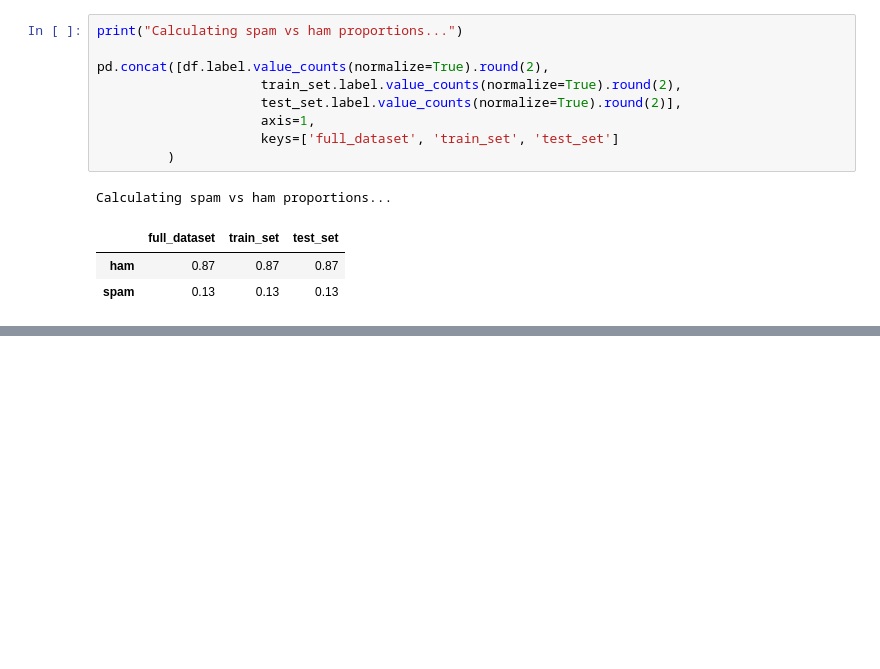
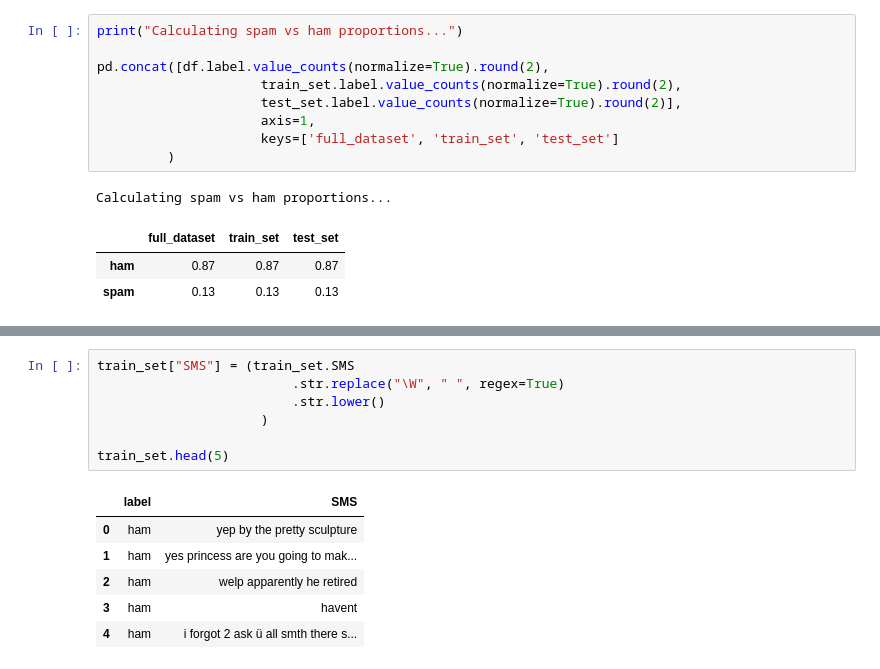
Before and after one commit to Lippins/NB_spam_filter, a Jupyter notebook: notebook.ipynb, the cells around one changed output, grey strips where cells are left out. Saved outputs shown, nothing was run; the diff lists cells and outputs as text; blank space fills up the shorter version.

```diff
--- a/notebook.ipynb
+++ b/notebook.ipynb
@@ -161,0 +190,14 @@ Since the proportions resemble those of the full dataset, our sampling method is
+# %%
+train_set["SMS"] = (train_set.SMS
+                         .str.replace("\W", " ", regex=True)
+                         .str.lower()
+                     )
+
+train_set.head(5)
+# %% [output]
+|  | label | SMS |
+| 0 | ham | yep by the pretty sculpture |
+| 1 | ham | yes princess are you going to mak... |
+| 2 | ham | welp apparently he retired |
+| 3 | ham | havent |
+| 4 | ham | i forgot 2 ask ü all smth there s... |
```
Also changed, not shown: parts of 9 cells of this notebook.
